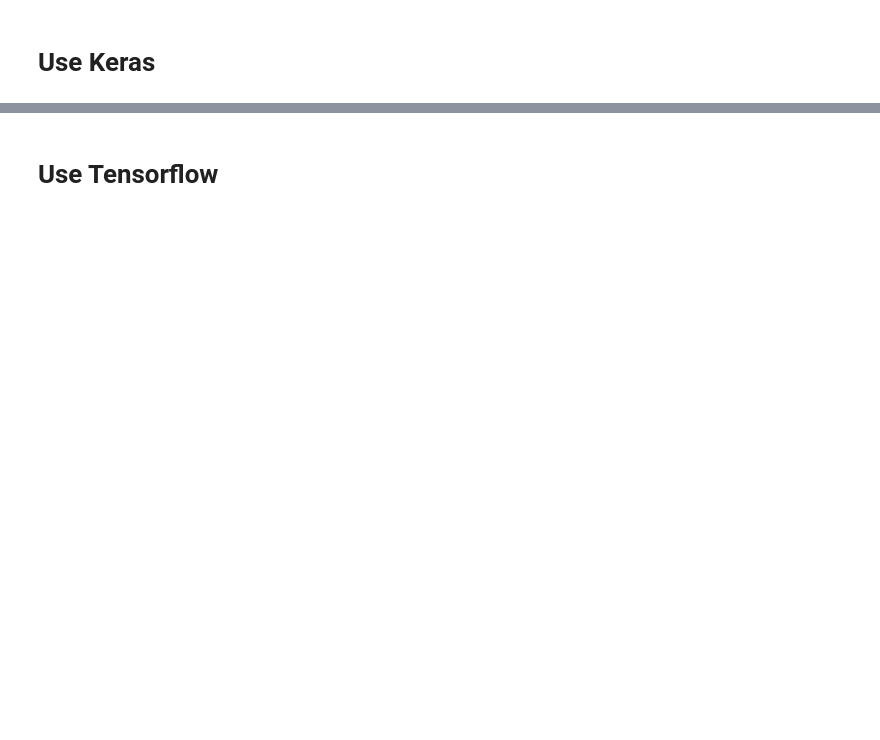
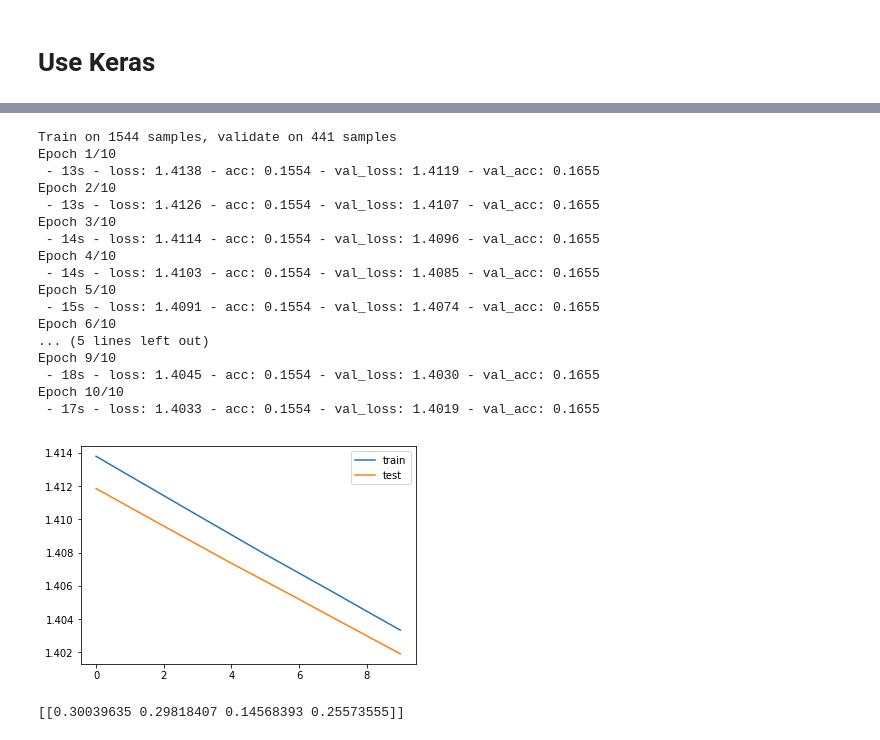
Before and after one commit to MMAITeamDufferin/excel-together, a Jupyter notebook: DLProject_Models_Keras_Daiyi.ipynb, the cells around one changed output, grey strips where cells are left out. Saved outputs shown, nothing was run; the diff lists cells and outputs as text; code cells hidden in the pictures; blank space fills up the shorter version.

Commit message:
Add files via upload
Updated Keras Models with results

```diff
--- a/DLProject_Models_Keras_Daiyi.ipynb
+++ b/DLProject_Models_Keras_Daiyi.ipynb
@@ -25,5 +30,8 @@ from scipy.ndimage import zoom
 %matplotlib inline
 # %%
+# Set max_columns output to 999
+pd.set_option('display.max_columns', 999)
+
 # Extract http://archive.ics.uci.edu/ml/machine-learning-databases/00447/ to same directory as this script
 
 # List files
@@ -48,4 +56,4 @@ df_ten = zoom(df_ten, (1, 10, 1))
 df_hundred = np.stack([pd.read_table(x, header=None) for x in hundred], axis=2)
 
 # Concatenate all data
-df = np.concatenate([df_profile, df_one, df_ten, df_hundred], axis=2)
+df = np.concatenate([df_one, df_ten, df_hundred], axis=2)
@@ -55,11 +68,11 @@ val = 0.2
 test = 0.1
 train = 1 - val - test
 
-X_train = df[:int(train*df.shape[0])+1:,::,[i not in [1] for i in range(df.shape[2])]]
-X_val = df[int(train*df.shape[0])+1:int(train*df.shape[0])+int(val*df.shape[0])+1:,::,[i not in [1] for i in range(df.shape[2])]]
-X_test = df[int(train*df.shape[0])+int(val*df.shape[0])+1::,::,[i not in [1] for i in range(df.shape[2])]]
+X_train = df[:int(train*df.shape[0])+1:,::,::]  # [i not in [1] for i in range(df.shape[2])]]
+X_val = df[int(train*df.shape[0])+1:int(train*df.shape[0])+int(val*df.shape[0])+1:,::,::]  # [i not in [1] for i in range(df.shape[2])]]
+X_test = df[int(train*df.shape[0])+int(val*df.shape[0])+1::,::,::]  # [i not in [1] for i in range(df.shape[2])]]
 
-oh_target = (np.arange(df[:,0,1].max()+1) == df[:,0,1][...,None]).astype(int)
+oh_target = (np.arange(df_profile[:,0,1].max()+1) == df_profile[:,0,1][...,None]).astype(int)
 oh_target = np.delete(oh_target,np.where(~oh_target.any(axis=0))[0], axis=1)
 
 y_train = oh_target[:int(train*oh_target.shape[0])+1:,]
@@ -252,2 +96,0 @@ model_3.save('DD_model_3.h5')
-# %% [markdown]
-# Use Tensorflow
@@ -253,0 +105,34 @@ model_3.save('DD_model_3.h5')
+# %%
+#fit model
+#evaluation for the baseline model validation dataset
+history0 = model_0.fit(X_train, y_train, epochs=10, batch_size=len(X_train),
+                    validation_data=(X_val, y_val), verbose=2, shuffle=False)
+
+plt.plot(history0.history['loss'], label='train')
+plt.plot(history0.history['val_loss'], label='test')
+plt.legend()
+plt.show()
+# %% [output]
+Train on 1544 samples, validate on 441 samples
+Epoch 1/10
+ - 13s - loss: 1.4138 - acc: 0.1554 - val_loss: 1.4119 - val_acc: 0.1655
+Epoch 2/10
+ - 13s - loss: 1.4126 - acc: 0.1554 - val_loss: 1.4107 - val_acc: 0.1655
+Epoch 3/10
+ - 14s - loss: 1.4114 - acc: 0.1554 - val_loss: 1.4096 - val_acc: 0.1655
+Epoch 4/10
+ - 14s - loss: 1.4103 - acc: 0.1554 - val_loss: 1.4085 - val_acc: 0.1655
+Epoch 5/10
+ - 15s - loss: 1.4091 - acc: 0.1554 - val_loss: 1.4074 - val_acc: 0.1655
+Epoch 6/10
+... (5 lines left out)
+Epoch 9/10
+ - 18s - loss: 1.4045 - acc: 0.1554 - val_loss: 1.4030 - val_acc: 0.1655
+Epoch 10/10
+ - 17s - loss: 1.4033 - acc: 0.1554 - val_loss: 1.4019 - val_acc: 0.1655
+[figure, added]
+# %%
+predictions_0= model_0.predict(X_val, verbose=0)
+print(predictions_0[:1])
+# %% [output]
+[[0.30039635 0.29818407 0.14568393 0.25573555]]
```
Also changed, not shown: parts of 43 cells of this notebook.
